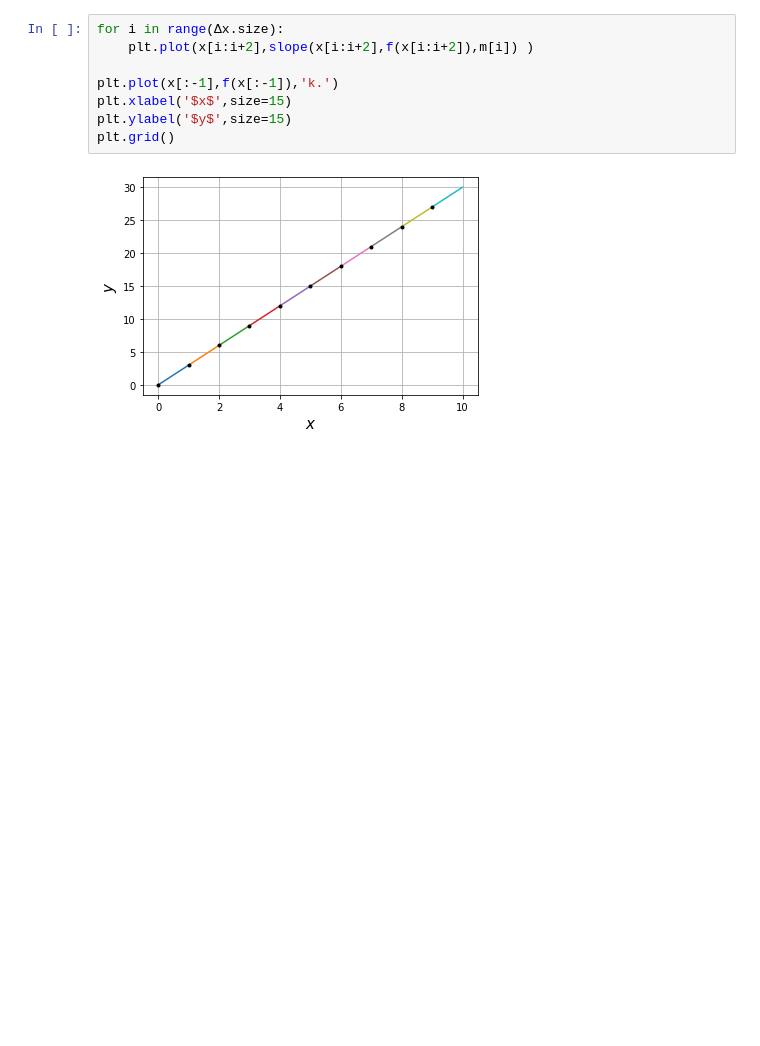
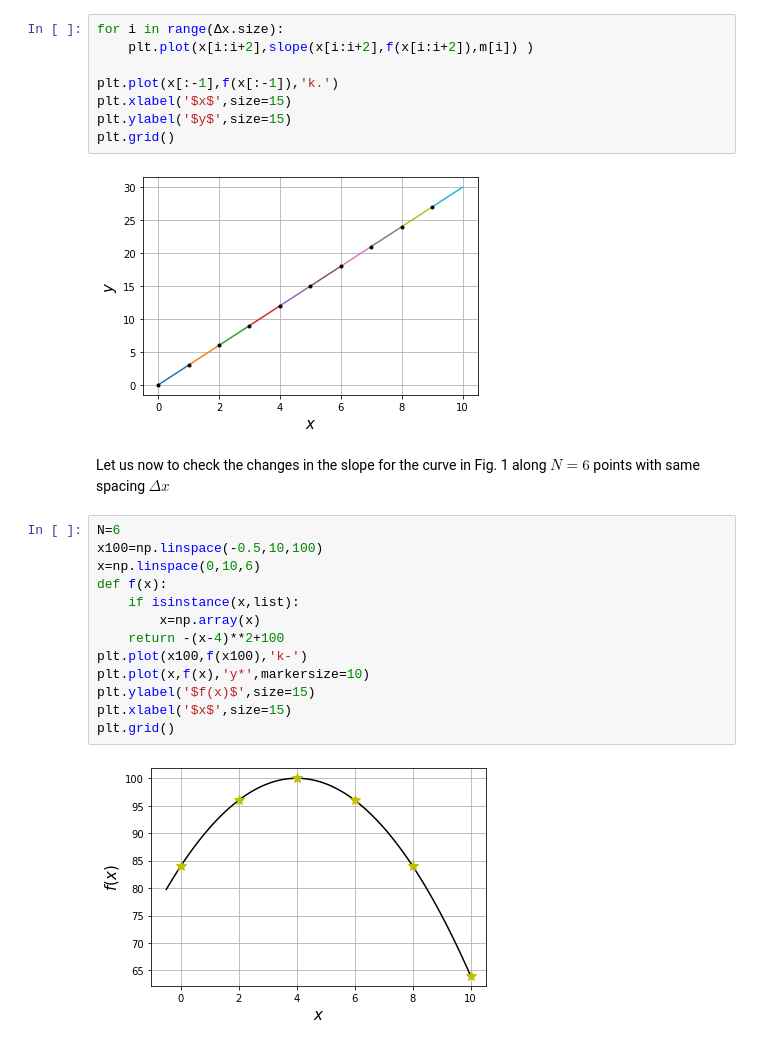
Before and after one commit to restrepo/Calculus, a Jupyter notebook: Differential_Calculus.ipynb, the cells around one changed output. Saved outputs shown, nothing was run; the diff lists cells and outputs as text; blank space fills up the shorter version.

```diff
--- a/Differential_Calculus.ipynb
+++ b/Differential_Calculus.ipynb
@@ -151,3 +153,20 @@ plt.ylabel('$y$',size=15)
 plt.grid()
 # %% [output]
 [figure]
+# %% [markdown]
+Let us now to check the changes in the slope for the curve in Fig. 1 along $N=6$ points with same spacing $\Delta x$
+# %%
+N=6
+x100=np.linspace(-0.5,10,100)
+x=np.linspace(0,10,6)
+def f(x):
+    if isinstance(x,list):
+        x=np.array(x)
+    return -(x-4)**2+100
+plt.plot(x100,f(x100),'k-')
+plt.plot(x,f(x),'y*',markersize=10)
+plt.ylabel('$f(x)$',size=15)
+plt.xlabel('$x$',size=15)
+plt.grid()
+# %% [output]
+[figure, added]
```
Also changed, not shown: parts of 12 cells of this notebook.
